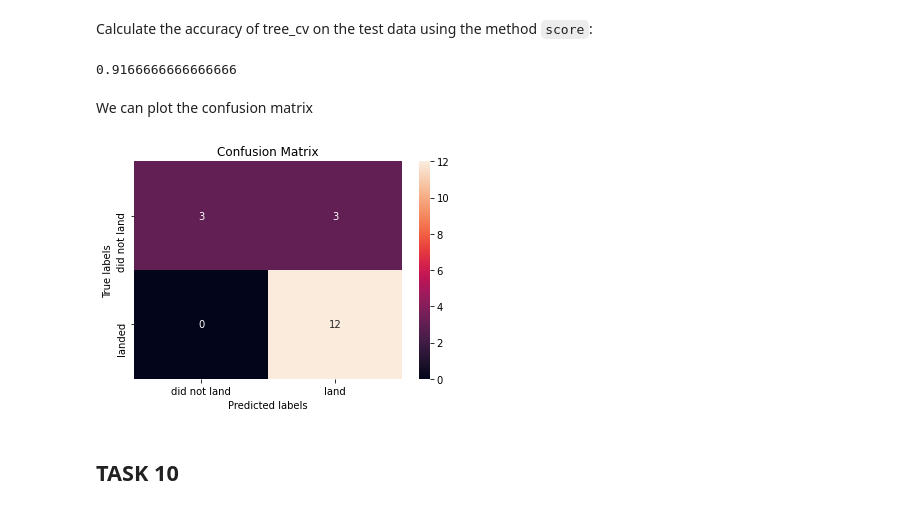
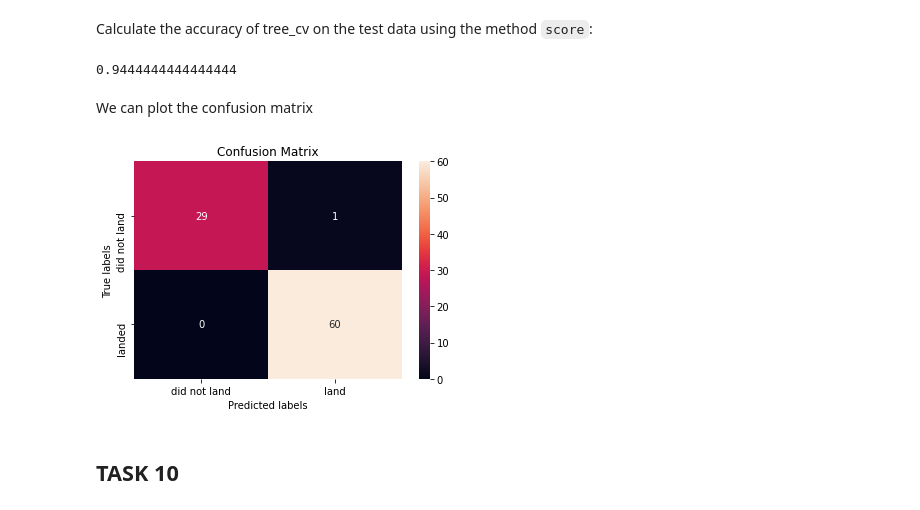
Before and after one commit to Legio-XIII/DS-Capstone, a Jupyter notebook: SpaceX_Machine Learning Prediction_Part_5.ipynb, the cells around one changed output. Cells and saved outputs as stored; diff of their text form; code cells hidden in the pictures.

```diff
--- a/SpaceX_Machine Learning Prediction_Part_5.ipynb
+++ b/SpaceX_Machine Learning Prediction_Part_5.ipynb
@@ -211,0 +208,4 @@ logreg_cv.score(X_train, Y_train)
+# %%
+logreg=LogisticRegression(C=0.01, solver='lbfgs')
+logreg.fit(X_train, Y_train)
+logreg.score(X_test, Y_test)
@@ -257,0 +256,4 @@ svm_cv.score(X_train, Y_train)
+# %%
+svm = SVC(kernel = 'linear')
+svm.fit(X_train, Y_train)
+svm.score(X_test, Y_test)
@@ -299,17 +303,22 @@ accuracy : 0.8767857142857144
 ## TASK  9
 # %% [markdown]
 Calculate the accuracy of tree_cv on the test data using the method <code>score</code>:
-# %%
-tree_cv.score(X_train, Y_train)
-# %% [output]
-0.9166666666666666
+# %%
+#tuned hpyerparameters :(best parameters)  {'criterion': 'entropy', 'max_depth': 14, 'max_features': 'sqrt', 'min_samples_leaf': 1, 'min_samples_split': 5, 'splitter': 'random'}
+
+tree = DecisionTreeClassifier(criterion="entropy", max_depth = 14)
+tree.fit(X_train, Y_train)
+
+tree.score(X_test, Y_test)
+# %% [output]
+0.9444444444444444
 # %% [markdown]
 We can plot the confusion matrix
 # %%
-yhat = svm_cv.predict(X_test)
-plot_confusion_matrix(Y_test,yhat)
+yhat = tree.predict(X)
+plot_confusion_matrix(Y,yhat)
 # %% [output]
-[figure, old version]
+[figure, new version]
 # %% [markdown]
 ## TASK  10
 # %% [markdown]
```
Also changed, not shown: parts of 9 cells of this notebook.
